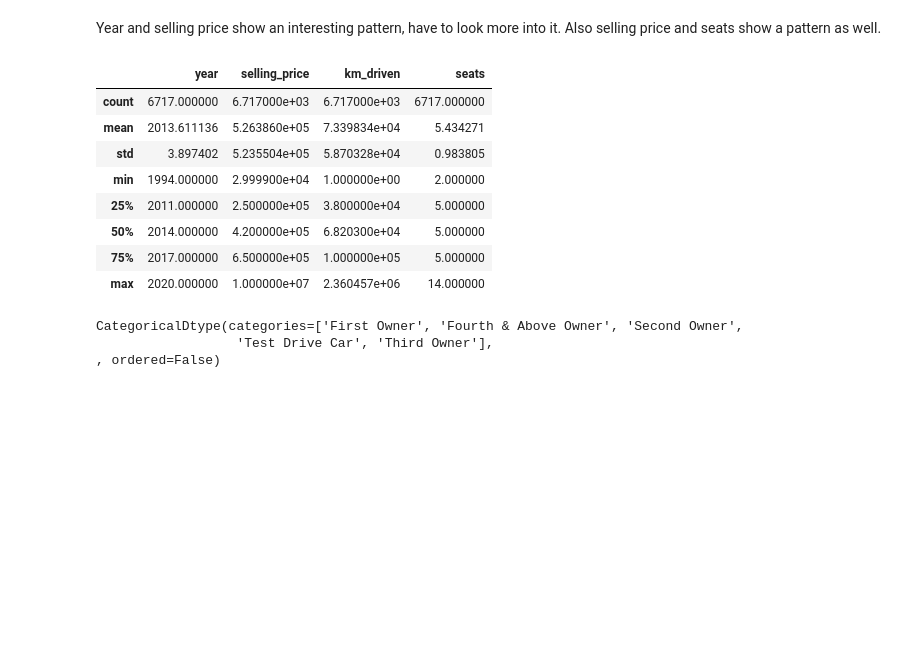
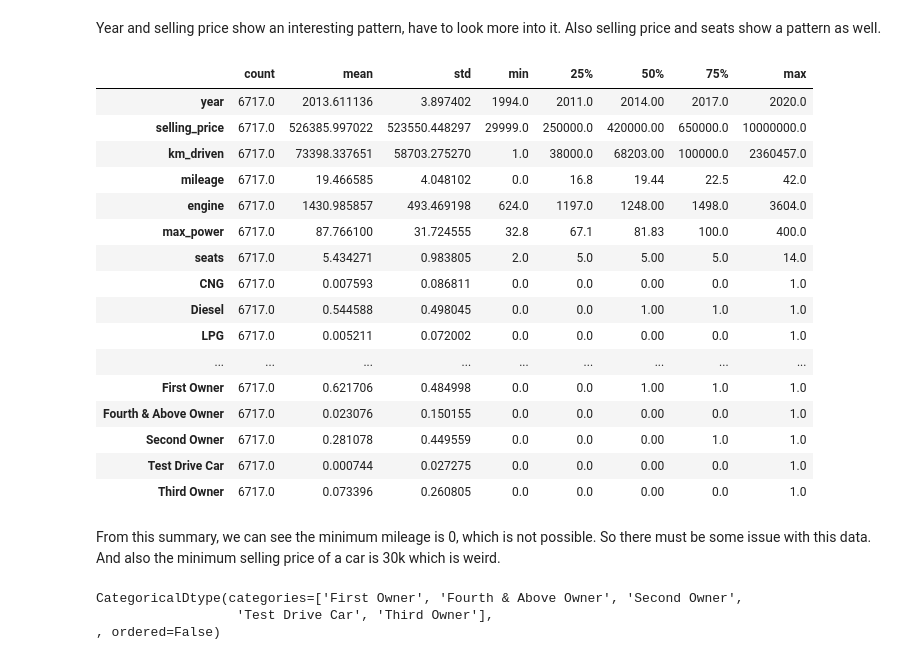
Before and after one commit to haverstein/CarDekho-Analysis, a Jupyter notebook: Copy_of_CarDekho_Analysis.ipynb, the cells around one changed output. Drawn from its saved outputs; the diff is of its cells as text; code cells hidden in the pictures; blank space fills up the shorter version.

```diff
--- a/Copy_of_CarDekho_Analysis.ipynb
+++ b/Copy_of_CarDekho_Analysis.ipynb
@@ -132,17 +127,27 @@ In this stage we are cleaning the data and extracting features which could be us
 # %% [markdown]
 Year and selling price show an interesting pattern, have to look more into it. Also selling price and seats show a pattern as well.
 # %%
-df.describe()
+df.describe().T
 # %% [output]
-|  | year | selling_price | km_driven | seats |
-| count | 6717.000000 | 6.717000e+03 | 6.717000e+03 | 6717.000000 |
-| mean | 2013.611136 | 5.263860e+05 | 7.339834e+04 | 5.434271 |
-| std | 3.897402 | 5.235504e+05 | 5.870328e+04 | 0.983805 |
-| min | 1994.000000 | 2.999900e+04 | 1.000000e+00 | 2.000000 |
-| 25% | 2011.000000 | 2.500000e+05 | 3.800000e+04 | 5.000000 |
-| 50% | 2014.000000 | 4.200000e+05 | 6.820300e+04 | 5.000000 |
-| 75% | 2017.000000 | 6.500000e+05 | 1.000000e+05 | 5.000000 |
-| max | 2020.000000 | 1.000000e+07 | 2.360457e+06 | 14.000000 |
+|  | count | mean | std | min | 25% | 50% | 75% | max |
+| year | 6717.0 | 2013.611136 | 3.897402 | 1994.0 | 2011.0 | 2014.00 | 2017.0 | 2020.0 |
+| selling_price | 6717.0 | 526385.997022 | 523550.448297 | 29999.0 | 250000.0 | 420000.00 | 650000.0 | 10000000.0 |
+| km_driven | 6717.0 | 73398.337651 | 58703.275270 | 1.0 | 38000.0 | 68203.00 | 100000.0 | 2360457.0 |
+| mileage | 6717.0 | 19.466585 | 4.048102 | 0.0 | 16.8 | 19.44 | 22.5 | 42.0 |
+| engine | 6717.0 | 1430.985857 | 493.469198 | 624.0 | 1197.0 | 1248.00 | 1498.0 | 3604.0 |
+| max_power | 6717.0 | 87.766100 | 31.724555 | 32.8 | 67.1 | 81.83 | 100.0 | 400.0 |
+| seats | 6717.0 | 5.434271 | 0.983805 | 2.0 | 5.0 | 5.00 | 5.0 | 14.0 |
+| CNG | 6717.0 | 0.007593 | 0.086811 | 0.0 | 0.0 | 0.00 | 0.0 | 1.0 |
+| Diesel | 6717.0 | 0.544588 | 0.498045 | 0.0 | 0.0 | 1.00 | 1.0 | 1.0 |
+| LPG | 6717.0 | 0.005211 | 0.072002 | 0.0 | 0.0 | 0.00 | 0.0 | 1.0 |
+| ... | ... | ... | ... | ... | ... | ... | ... | ... |
+| First Owner | 6717.0 | 0.621706 | 0.484998 | 0.0 | 0.0 | 1.00 | 1.0 | 1.0 |
+| Fourth & Above Owner | 6717.0 | 0.023076 | 0.150155 | 0.0 | 0.0 | 0.00 | 0.0 | 1.0 |
+| Second Owner | 6717.0 | 0.281078 | 0.449559 | 0.0 | 0.0 | 0.00 | 1.0 | 1.0 |
+| Test Drive Car | 6717.0 | 0.000744 | 0.027275 | 0.0 | 0.0 | 0.00 | 0.0 | 1.0 |
+| Third Owner | 6717.0 | 0.073396 | 0.260805 | 0.0 | 0.0 | 0.00 | 0.0 | 1.0 |
+# %% [markdown]
+From this summary, we can see the minimum mileage is 0, which is not possible. So there must be some issue with this data. And also the minimum selling price of a car is 30k which is weird.
 # %%
 df.fuel = pd.Series(df.fuel, dtype='category')
 df.seller_type = pd.Series(df.seller_type, dtype='category')
```
Also changed, not shown: parts of 11 cells of this notebook.
